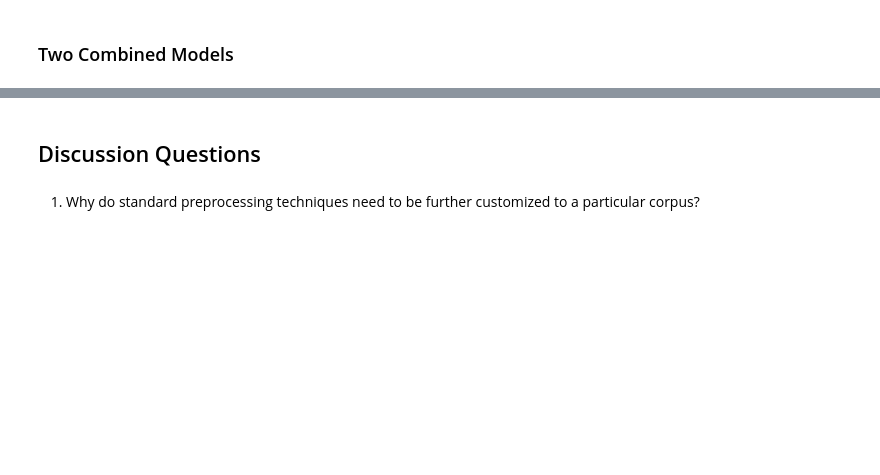
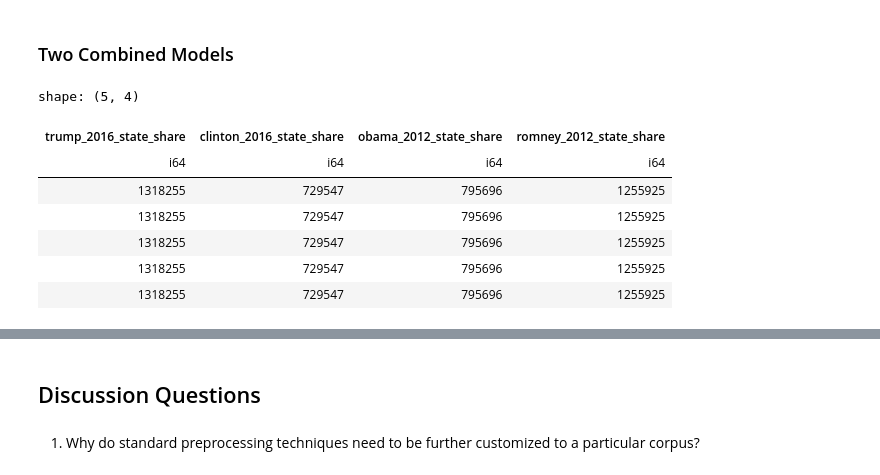
Before and after one commit to erawn/273M, a Jupyter notebook: Projects/Project 5/Project 5 Student.ipynb, the cells around one changed output, grey strips where cells are left out. Saved outputs shown, nothing was run; the diff lists cells and outputs as text; code cells hidden in the pictures; blank space fills up the shorter version.

```diff
--- a/Projects/Project 5/Project 5 Student.ipynb
+++ b/Projects/Project 5/Project 5 Student.ipynb
@@ -326,0 +389,11 @@ for dataframe, technique in zip(dataframes, techniques):
+# %%
+nontext_features.head()
+# %% [output]
+shape: (5, 4)
+| trump_2016_state_share | clinton_2016_state_share | obama_2012_state_share | romney_2012_state_share |
+| i64 | i64 | i64 | i64 |
+| 1318255 | 729547 | 795696 | 1255925 |
+| 1318255 | 729547 | 795696 | 1255925 |
+| 1318255 | 729547 | 795696 | 1255925 |
+| 1318255 | 729547 | 795696 | 1255925 |
+| 1318255 | 729547 | 795696 | 1255925 |
```
Also changed, not shown: parts of 35 cells of this notebook.
